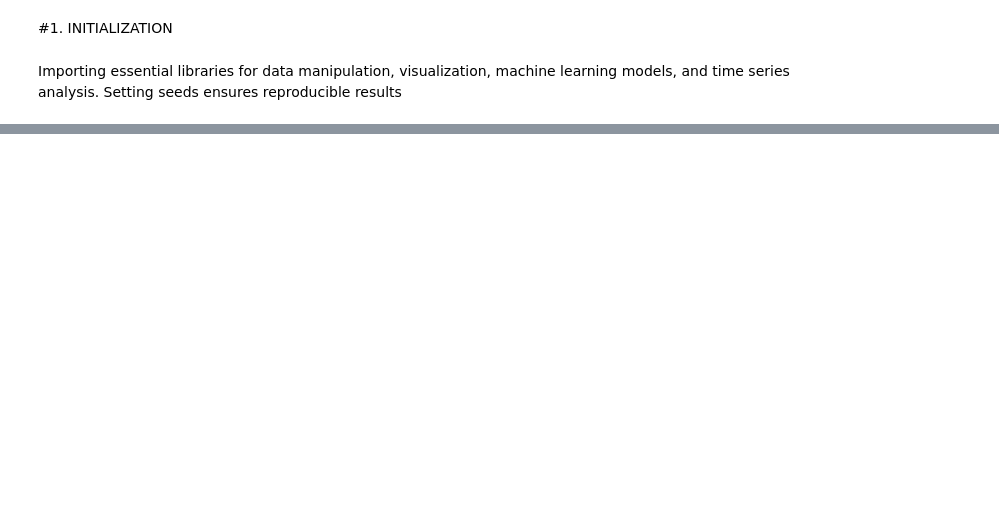
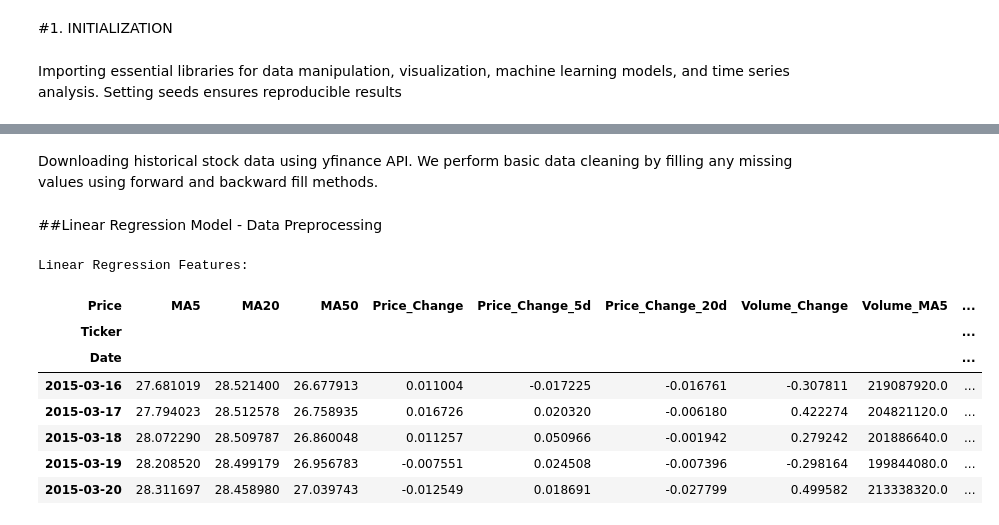
Before and after one commit to vishalgarg99/-IntegratingRegression-and-LSTM-Models-for-Accurate-Stock-Price-Prediction-Using-Yahoo-Finance-Data-, a Jupyter notebook: Hybrid.ipynb, the cells around one changed output, grey strips where cells are left out. Cells and saved outputs as stored; diff of their text form; code cells hidden in the pictures; blank space fills up the shorter version.

Commit message:
Added data fetching and linear regression preprocessing

```diff
--- a/Hybrid.ipynb
+++ b/Hybrid.ipynb
@@ -27,0 +30,17 @@ Importing essential libraries for data manipulation, visualization, machine lear
+# %%
+# Define ticker and date range
+ticker = 'AAPL'
+start_date = '2015-01-01'
+end_date = dt.datetime.now().strftime('%Y-%m-%d')
+
+# Fetch stock data
+data = yf.download(ticker, start=start_date, end=end_date)
+
+# Check for NaN values and handle them
+if data.isnull().values.any():
+    print("NaN values found in data. Filling with forward fill method.")
+    data.fillna(method='ffill', inplace=True)
+    data.fillna(method='bfill', inplace=True)
+
+print(f"Downloaded {len(data)} rows of data")
+data.head()
@@ -27,0 +59,55 @@ Importing essential libraries for data manipulation, visualization, machine lear
+# %% [markdown]
+Downloading historical stock data using yfinance API. We perform basic data cleaning by filling any missing values using forward and backward fill methods.
+# %% [markdown]
+##Linear Regression Model - Data Preprocessing
+# %%
+def preprocess_for_linear_regression(data):
+    """Preprocess data for linear regression model"""
+    # Create a copy to avoid modifying original data
+    df = data.copy()
+
+    # Calculate moving averages
+    df['MA5'] = df['Close'].rolling(window=5).mean()
+    df['MA20'] = df['Close'].rolling(window=20).mean()
+    df['MA50'] = df['Close'].rolling(window=50).mean()
+
+    # Calculate price momentum indicators
+    df['Price_Change'] = df['Close'].pct_change()
+    df['Price_Change_5d'] = df['Close'].pct_change(periods=5)
+    df['Price_Change_20d'] = df['Close'].pct_change(periods=20)
+
+    # Volume indicators
+    df['Volume_Change'] = df['Volume'].pct_change()
+    df['Volume_MA5'] = df['Volume'].rolling(window=5).mean()
+
+    # Volatility indicators
+    df['Volatility'] = df['Close'].rolling(window=20).std()
+
+    # Remove NaN values that result from rolling calculations
+    df = df.dropna()
+
+    # Create features and target
+    features = ['MA5', 'MA20', 'MA50', 'Price_Change', 'Price_Change_5d',
+              'Price_Change_20d', 'Volume_Change', 'Volume_MA5', 'Volatility']
+
+    X = df[features]
+    y = df['Close']
+
+    return X, y, df
+
+# Preprocess data for linear regression
+features_lr, target_lr, processed_df = preprocess_for_linear_regression(data)
+
+# Display the first few rows of features
+print("Linear Regression Features:")
+features_lr.head()
+# %% [output]
+Linear Regression Features:
+| Price | MA5 | MA20 | MA50 | Price_Change | Price_Change_5d | Price_Change_20d | Volume_Change | Volume_MA5 | ... |
+| Ticker |  |  |  |  |  |  |  |  | ... |
+| Date |  |  |  |  |  |  |  |  | ... |
+| 2015-03-16 | 27.681019 | 28.521400 | 26.677913 | 0.011004 | -0.017225 | -0.016761 | -0.307811 | 219087920.0 | ... |
+| 2015-03-17 | 27.794023 | 28.512578 | 26.758935 | 0.016726 | 0.020320 | -0.006180 | 0.422274 | 204821120.0 | ... |
+| 2015-03-18 | 28.072290 | 28.509787 | 26.860048 | 0.011257 | 0.050966 | -0.001942 | 0.279242 | 201886640.0 | ... |
+| 2015-03-19 | 28.208520 | 28.499179 | 26.956783 | -0.007551 | 0.024508 | -0.007396 | -0.298164 | 199844080.0 | ... |
+| 2015-03-20 | 28.311697 | 28.458980 | 27.039743 | -0.012549 | 0.018691 | -0.027799 | 0.499582 | 213338320.0 | ... |
```
Also changed, not shown: parts of 2 cells of this notebook.
